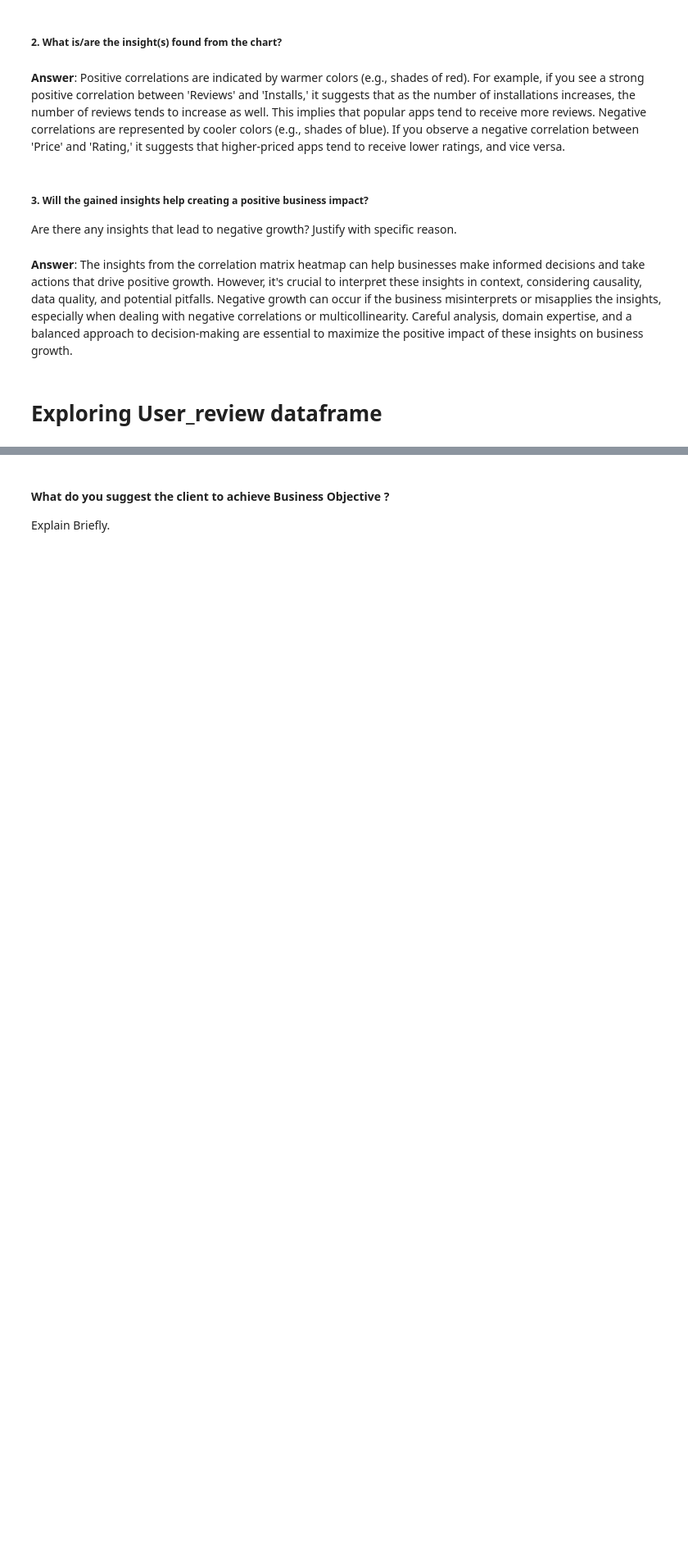
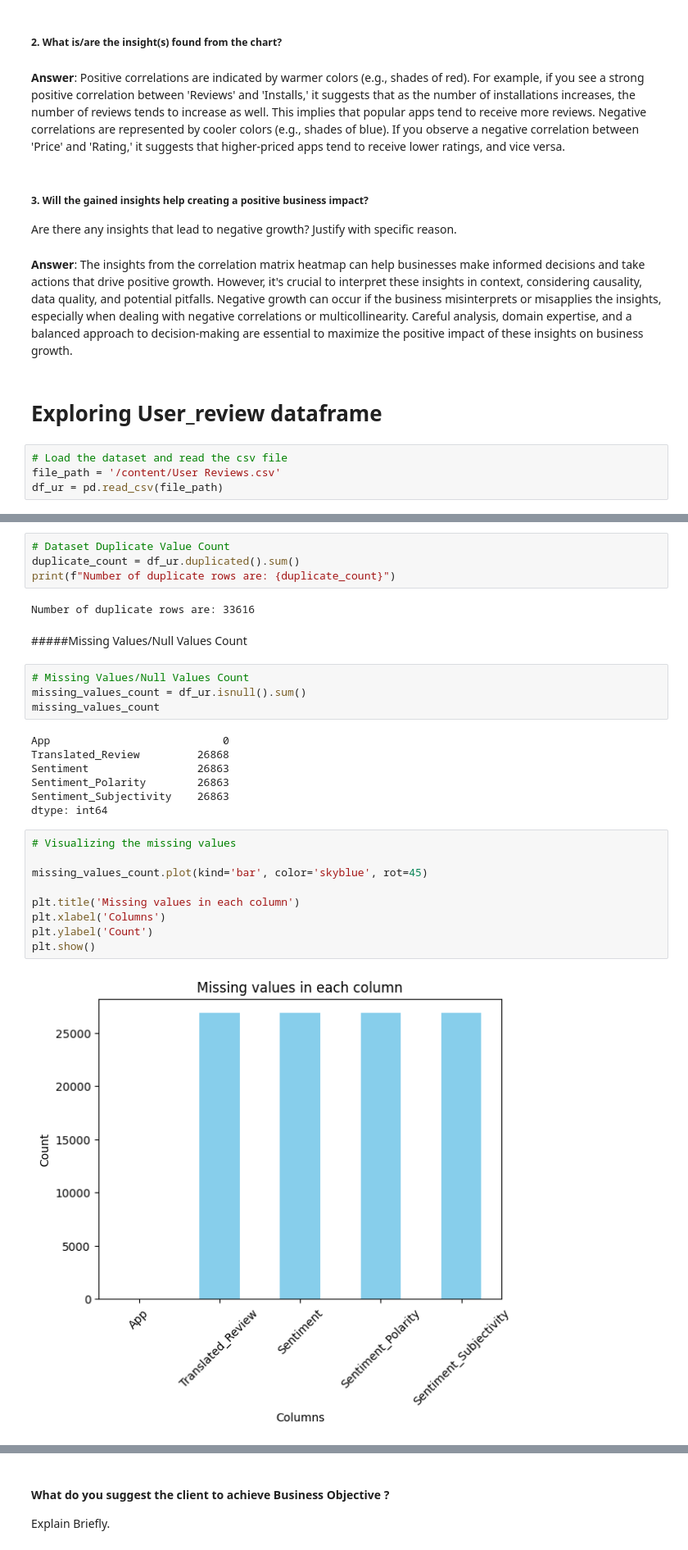
Before and after one commit to sanjaypatil91/Play-Store-App-Review-Analysis, a Jupyter notebook: Capstone_Project_Play_Store_App_Review_Analysis.ipynb, the cells around one changed output, grey strips where cells are left out. Shown at 82% size. Drawn from its saved outputs; the diff is of its cells as text; blank space fills up the shorter version.

```diff
--- a/Capstone_Project_Play_Store_App_Review_Analysis.ipynb
+++ b/Capstone_Project_Play_Store_App_Review_Analysis.ipynb
@@ -775,3 +784,7 @@ Are there any insights that lead to negative growth? Justify with specific reaso
 **Answer**: The insights from the correlation matrix heatmap can help businesses make informed decisions and take actions that drive positive growth. However, it's crucial to interpret these insights in context, considering causality, data quality, and potential pitfalls. Negative growth can occur if the business misinterprets or misapplies the insights, especially when dealing with negative correlations or multicollinearity. Careful analysis, domain expertise, and a balanced approach to decision-making are essential to maximize the positive impact of these insights on business growth.
 # %% [markdown]
 # **Exploring User_review dataframe**
+# %%
+# Load the dataset and read the csv file
+file_path = '/content/User Reviews.csv'
+df_ur = pd.read_csv(file_path)
@@ -777,0 +879,30 @@ Are there any insights that lead to negative growth? Justify with specific reaso
+# %%
+# Dataset Duplicate Value Count
+duplicate_count = df_ur.duplicated().sum()
+print(f"Number of duplicate rows are: {duplicate_count}")
+# %% [output]
+Number of duplicate rows are: 33616
+# %% [markdown]
+#####Missing Values/Null Values Count
+# %%
+# Missing Values/Null Values Count
+missing_values_count = df_ur.isnull().sum()
+missing_values_count
+# %% [output]
+App                           0
+Translated_Review         26868
+Sentiment                 26863
+Sentiment_Polarity        26863
+Sentiment_Subjectivity    26863
+dtype: int64
+# %%
+# Visualizing the missing values
+
+missing_values_count.plot(kind='bar', color='skyblue', rot=45)
+
+plt.title('Missing values in each column')
+plt.xlabel('Columns')
+plt.ylabel('Count')
+plt.show()
+# %% [output]
+[figure, added]
```
Also changed, not shown: parts of 82 cells of this notebook.
